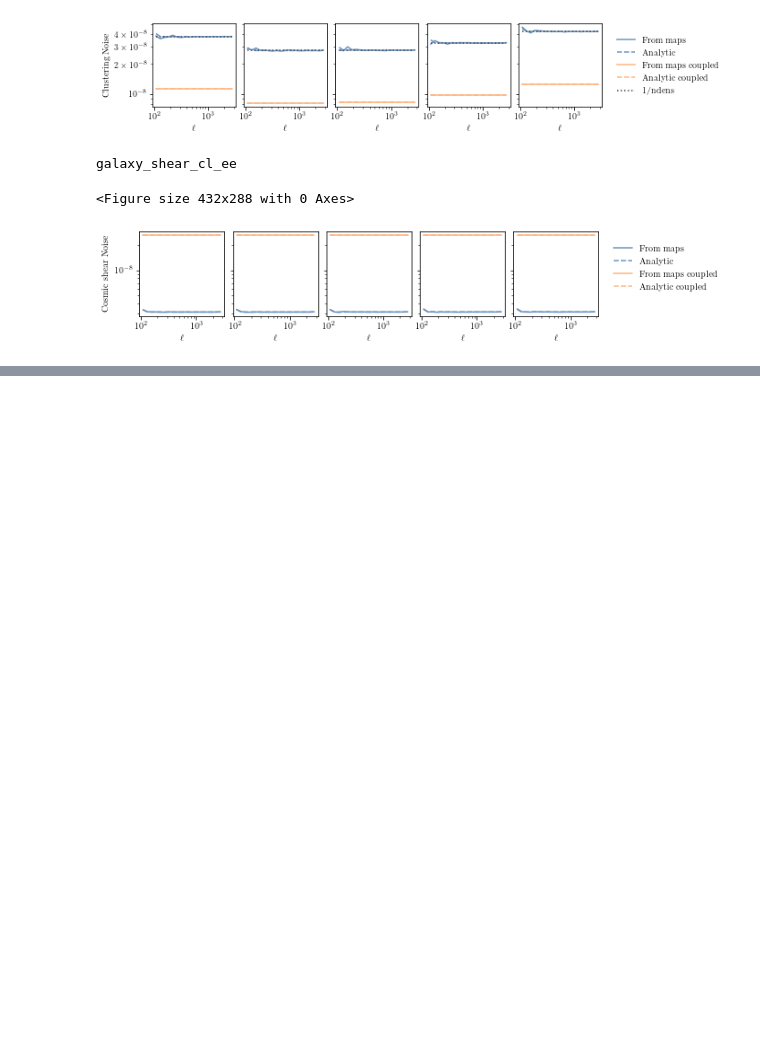
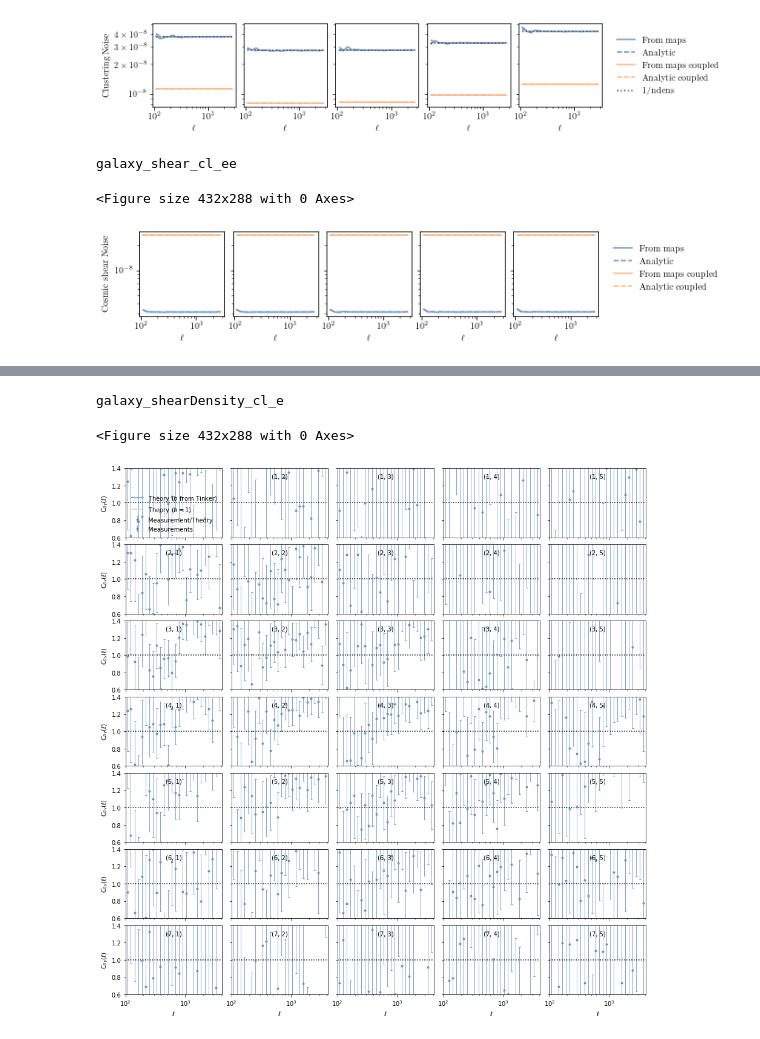
Before and after one commit to LSSTDESC/txpipe-cosmodc2, a Jupyter notebook: notebooks/PlotMeasurementsTheoryandErrorsFourier.ipynb, the cells around one changed output, grey strips where cells are left out. Drawn from its saved outputs; the diff is of its cells as text; code cells hidden in the pictures; blank space fills up the shorter version.

```diff
--- a/notebooks/PlotMeasurementsTheoryandErrorsFourier.ipynb
+++ b/notebooks/PlotMeasurementsTheoryandErrorsFourier.ipynb
@@ -549 +460,8 @@ galaxy_shearDensity_cl_e
+# %%
+fig = plot_twopoint(a, theory=t, theory_cov = t_cov, datatype=ED, ratios = True, diff = False, diff_with_errors = False)
+plt.savefig(dir + 'plots/' + 'cl_galaxyshear_%s_ratios'%a_name, dpi = 500, bbox_inches = 'tight',  pad_inches = 0.1)
+# %% [output]
+galaxy_shearDensity_cl_e
+<Figure size 432x288 with 0 Axes>
+[figure, added]
 # %%
```
Also changed, not shown: parts of 26 cells of this notebook, 6 other files.
